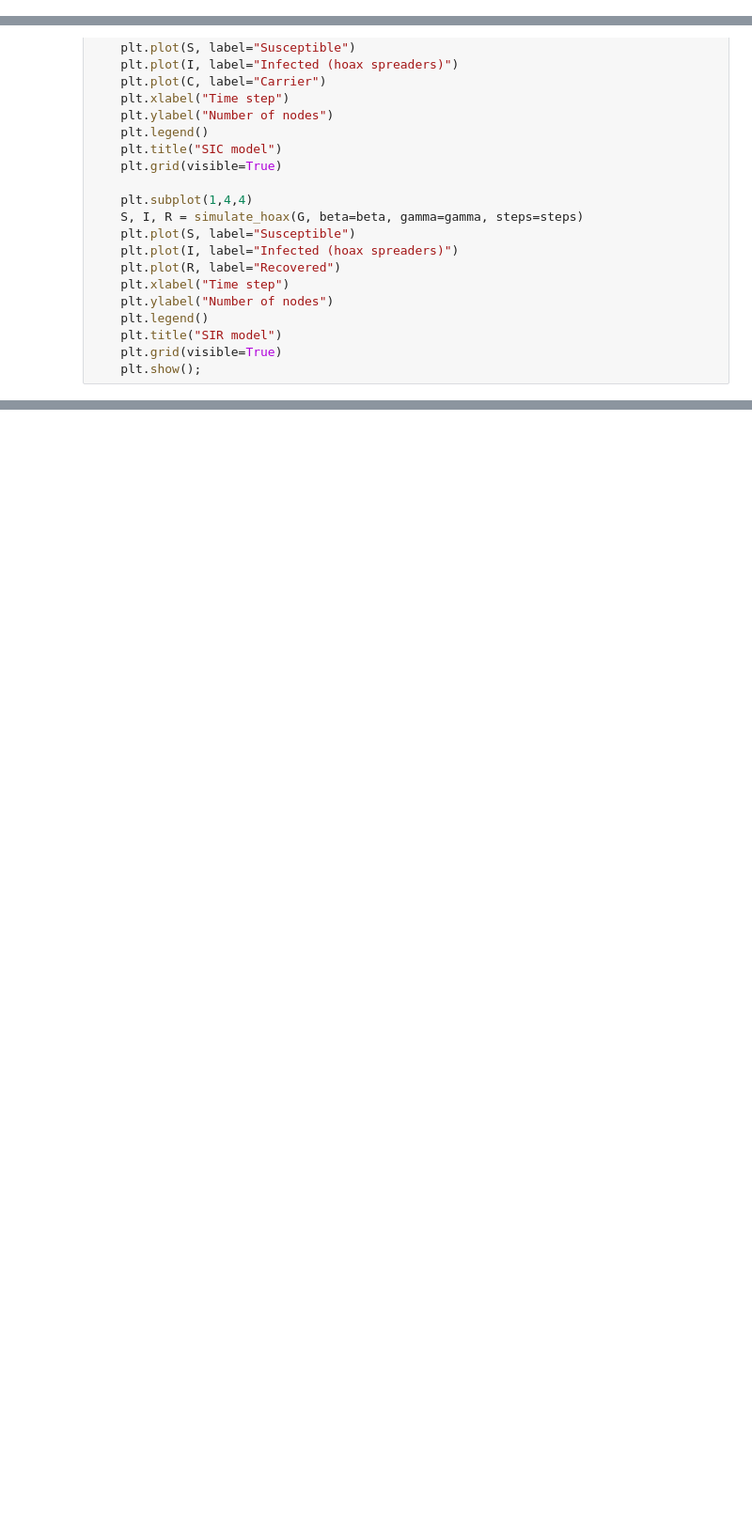
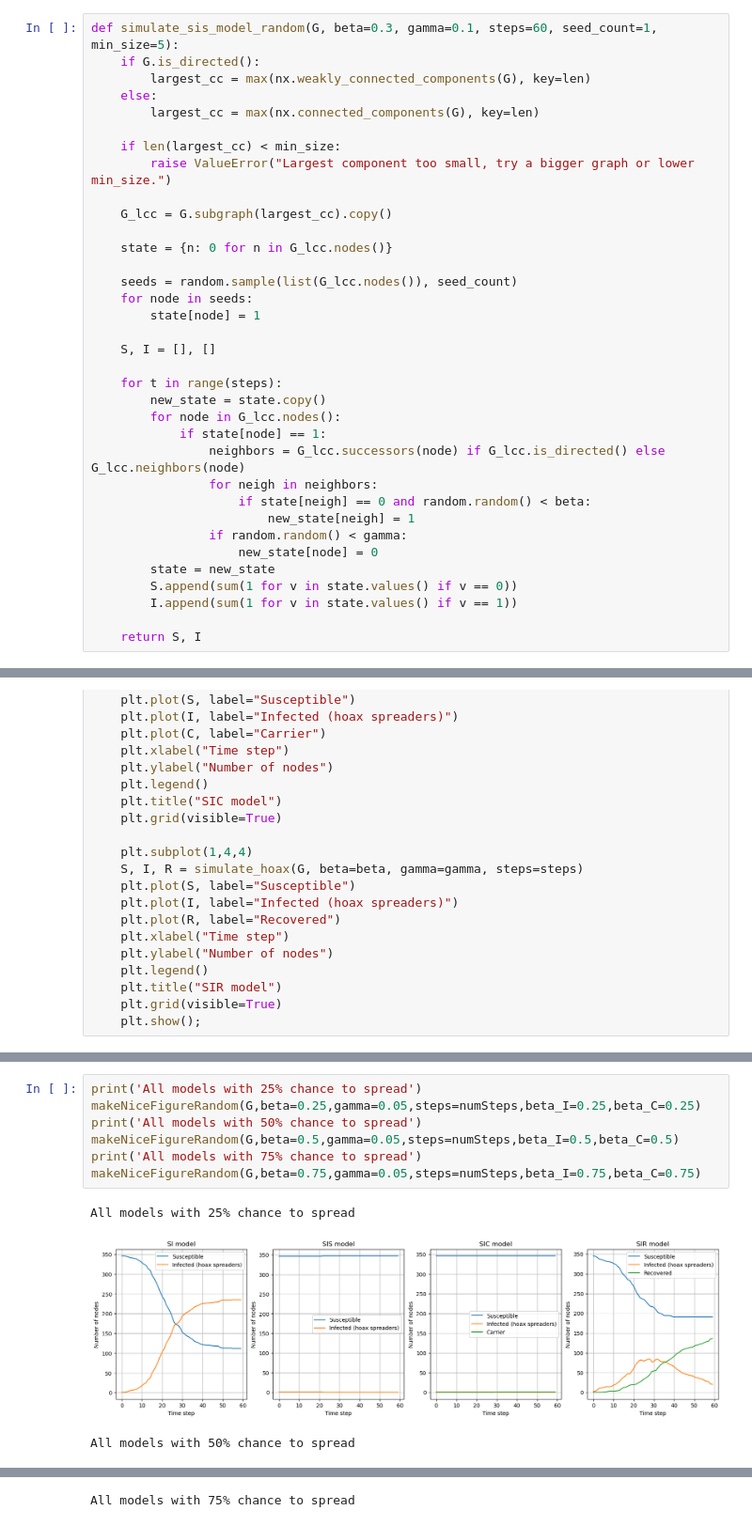
Before and after one commit to TheFreeMan21/networks-analysis-project, a Jupyter notebook: Matej's Work/SP comparisons.ipynb, the cells around one changed output, grey strips where cells are left out. Shown: that part at 94% size. Saved outputs shown, nothing was run; the diff lists cells and outputs as text; blank space fills up the shorter version.

```diff
--- a/Matej's Work/SP comparisons.ipynb
+++ b/Matej's Work/SP comparisons.ipynb
@@ -169,3 +397,38 @@ def simulate_sis_model(G, beta=0.3, gamma=0.1, steps=60, seed_count=1):
+# %%
+def simulate_sis_model_random(G, beta=0.3, gamma=0.1, steps=60, seed_count=1, min_size=5):
+    if G.is_directed():
+        largest_cc = max(nx.weakly_connected_components(G), key=len)
+    else:
+        largest_cc = max(nx.connected_components(G), key=len)
+
+    if len(largest_cc) < min_size:
+        raise ValueError("Largest component too small, try a bigger graph or lower min_size.")
+
+    G_lcc = G.subgraph(largest_cc).copy()
+
+    state = {n: 0 for n in G_lcc.nodes()}
+
+    seeds = random.sample(list(G_lcc.nodes()), seed_count)
+    for node in seeds:
+        state[node] = 1
+
+    S, I = [], []
+
+    for t in range(steps):
+        new_state = state.copy()
+        for node in G_lcc.nodes():
+            if state[node] == 1:
+                neighbors = G_lcc.successors(node) if G_lcc.is_directed() else G_lcc.neighbors(node)
+                for neigh in neighbors:
+                    if state[neigh] == 0 and random.random() < beta:
+                        new_state[neigh] = 1
+                if random.random() < gamma:
+                    new_state[node] = 0
+        state = new_state
+        S.append(sum(1 for v in state.values() if v == 0))
+        I.append(sum(1 for v in state.values() if v == 1))
+
+    return S, I
 # %%
 def makeNiceFigure(G,beta,gamma,steps,beta_I,beta_C):
     plt.figure(figsize=(20,5))
@@ -229,0 +597,11 @@ All models with 75% chance to spread
+# %%
+print('All models with 25% chance to spread')
+makeNiceFigureRandom(G,beta=0.25,gamma=0.05,steps=numSteps,beta_I=0.25,beta_C=0.25)
+print('All models with 50% chance to spread')
+makeNiceFigureRandom(G,beta=0.5,gamma=0.05,steps=numSteps,beta_I=0.5,beta_C=0.5)
+print('All models with 75% chance to spread')
+makeNiceFigureRandom(G,beta=0.75,gamma=0.05,steps=numSteps,beta_I=0.75,beta_C=0.75)
+# %% [output]
+All models with 25% chance to spread
+[figure, added]
+All models with 50% chance to spread
@@ -229,0 +609 @@ All models with 75% chance to spread
+All models with 75% chance to spread
```
Also changed, not shown: parts of 12 cells of this notebook.
